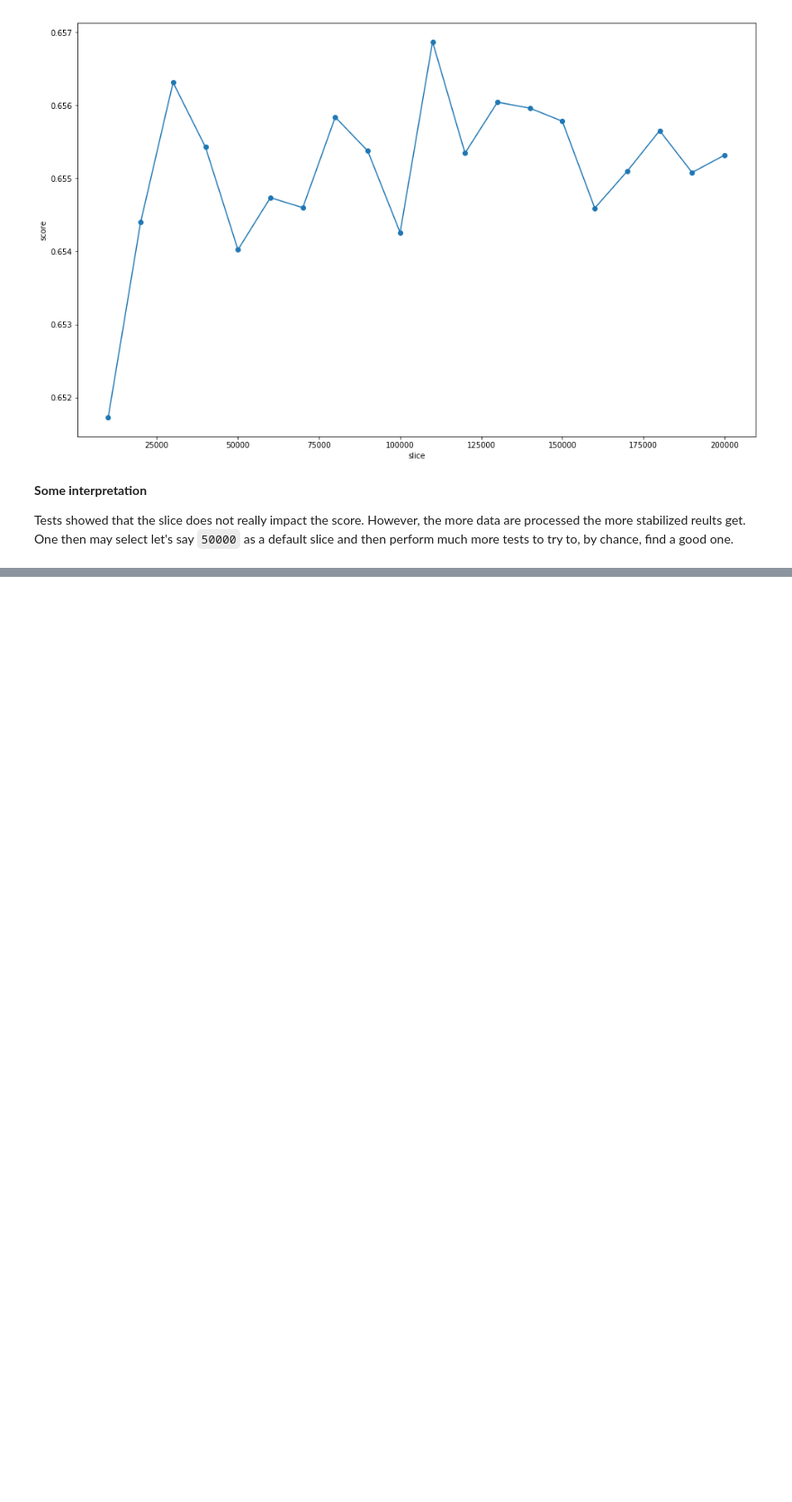
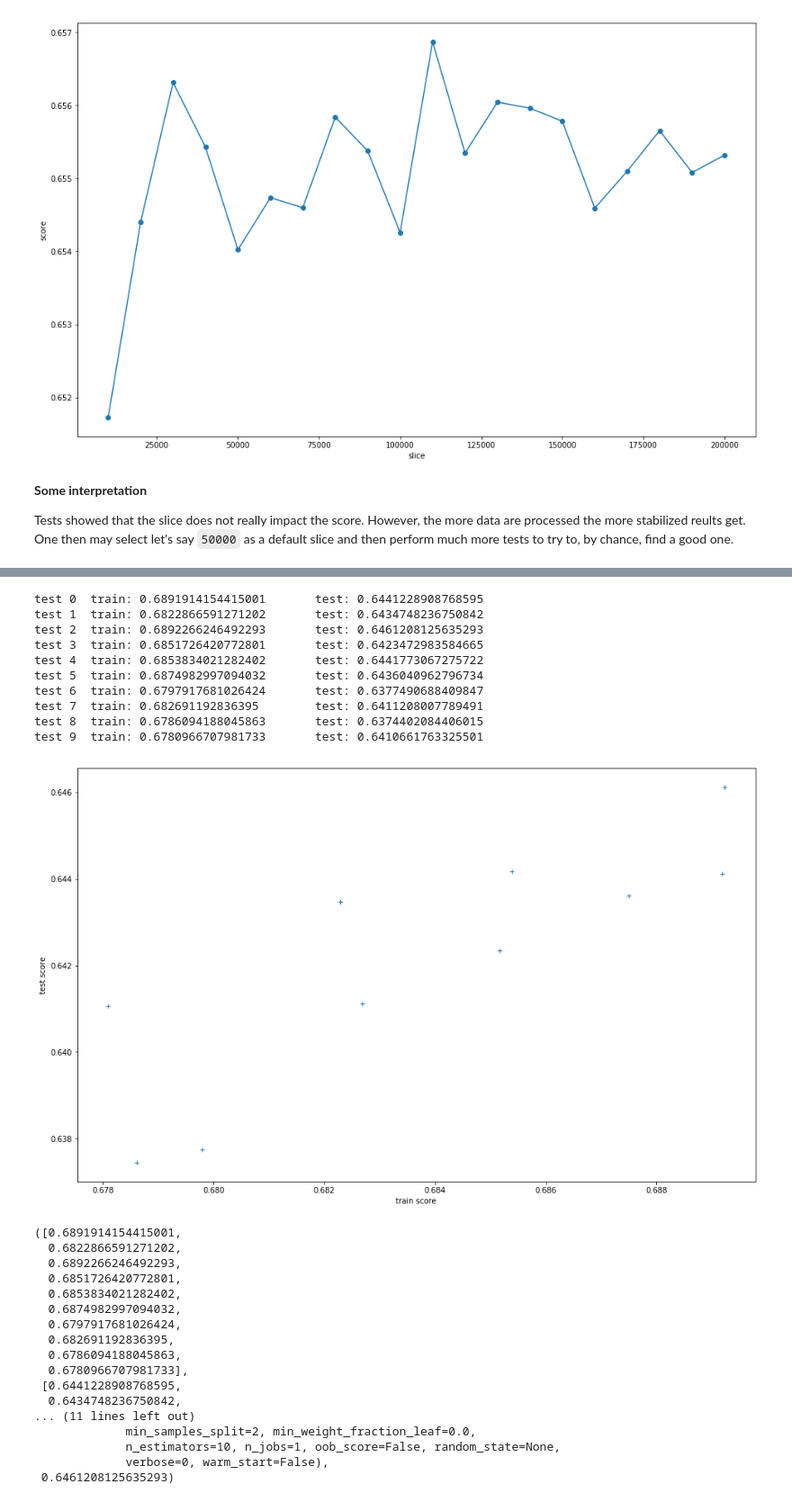
Before and after one commit to ychalier/AlphaShoe, a Jupyter notebook: base.ipynb, the cells around one changed output, grey strips where cells are left out. Shown: that part at 90% size. Drawn from its saved outputs; the diff is of its cells as text; code cells hidden in the pictures; blank space fills up the shorter version.

```diff
--- a/base.ipynb
+++ b/base.ipynb
@@ -564,0 +671,39 @@ generated output at ypred_2018_04_13_15_13_30.txt       (7.96s)
+# %%
+def shuffle(x, y, clf_fun, steps=10, slc=50000, plot=True):
+    scores_train, scores_test = [], []
+    best_clf, best_score = None, None
+
+    z = x.copy(deep=True)
+    z["ReturnQuantityBin"] = y.ReturnQuantityBin
+
+    for k in range(steps):
+        u = z.sample(frac=1)
+        v = u.loc[:, ["ReturnQuantityBin"]]
+        u = u.drop(["ReturnQuantityBin"], axis=1)
+
+        clf = clf_fun()
+        clf.fit(u.iloc[:slc], v.ReturnQuantityBin[:slc])
+
+        predict_train = clf.predict_proba(u.iloc[:slc])
+        score_train = roc_auc_score(v.ReturnQuantityBin[:slc], predict_train[:, 1])
+
+        predict_test = clf.predict_proba(u.iloc[slc:2 * slc])
+        score_test = roc_auc_score(v.ReturnQuantityBin[slc:2 * slc], predict_test[:, 1])
+
+        if best_clf is None or score_test > best_score:
+            best_clf, best_score = clf, score_test
+
+        if plot:
+            print "test", k, "\ttrain:", score_train, "\ttest:", score_test
+
+        scores_train.append(score_train)
+        scores_test.append(score_test)
+
+    if plot:
+        plt.figure(figsize=(16, 10))
+        plt.xlabel("train score")
+        plt.ylabel("test score")
+        plt.plot(scores_train, scores_test, '+')
+        plt.show()
+
+    return scores_train, scores_test, best_clf, best_score
@@ -564,0 +734,31 @@ generated output at ypred_2018_04_13_15_13_30.txt       (7.96s)
+# %%
+shuffle(x1, y_train, lambda : RandomForestClassifier(max_depth=9), steps=10)
+# %% [output]
+test 0  train: 0.6891914154415001       test: 0.6441228908768595
+test 1  train: 0.6822866591271202       test: 0.6434748236750842
+test 2  train: 0.6892266246492293       test: 0.6461208125635293
+test 3  train: 0.6851726420772801       test: 0.6423472983584665
+test 4  train: 0.6853834021282402       test: 0.6441773067275722
+test 5  train: 0.6874982997094032       test: 0.6436040962796734
+test 6  train: 0.6797917681026424       test: 0.6377490688409847
+test 7  train: 0.682691192836395        test: 0.6411208007789491
+test 8  train: 0.6786094188045863       test: 0.6374402084406015
+test 9  train: 0.6780966707981733       test: 0.6410661763325501
+[figure, added]
+([0.6891914154415001,
+  0.6822866591271202,
+  0.6892266246492293,
+  0.6851726420772801,
+  0.6853834021282402,
+  0.6874982997094032,
+  0.6797917681026424,
+  0.682691192836395,
+  0.6786094188045863,
+  0.6780966707981733],
+ [0.6441228908768595,
+  0.6434748236750842,
+... (11 lines left out)
+             min_samples_split=2, min_weight_fraction_leaf=0.0,
+             n_estimators=10, n_jobs=1, oob_score=False, random_state=None,
+             verbose=0, warm_start=False),
+ 0.6461208125635293)
```
Also changed, not shown: parts of 17 cells of this notebook, 6 other files.
